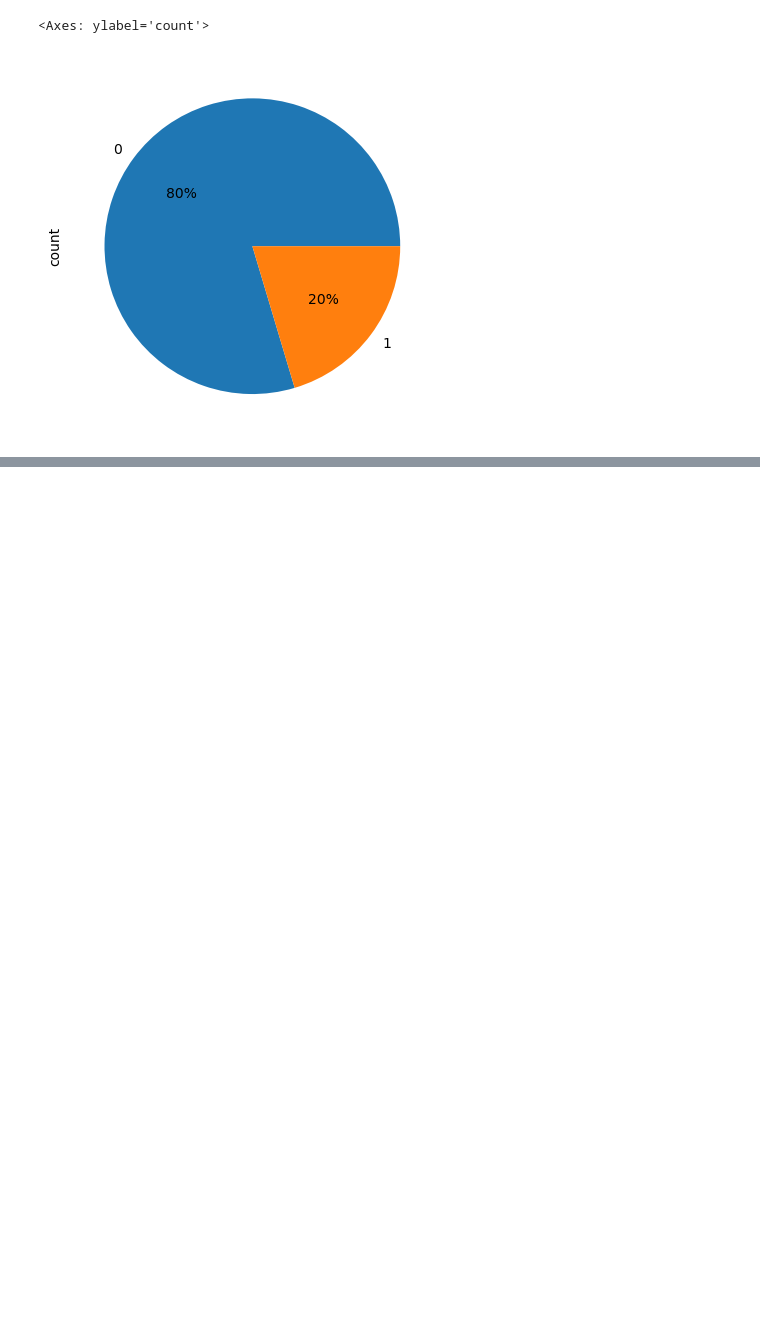
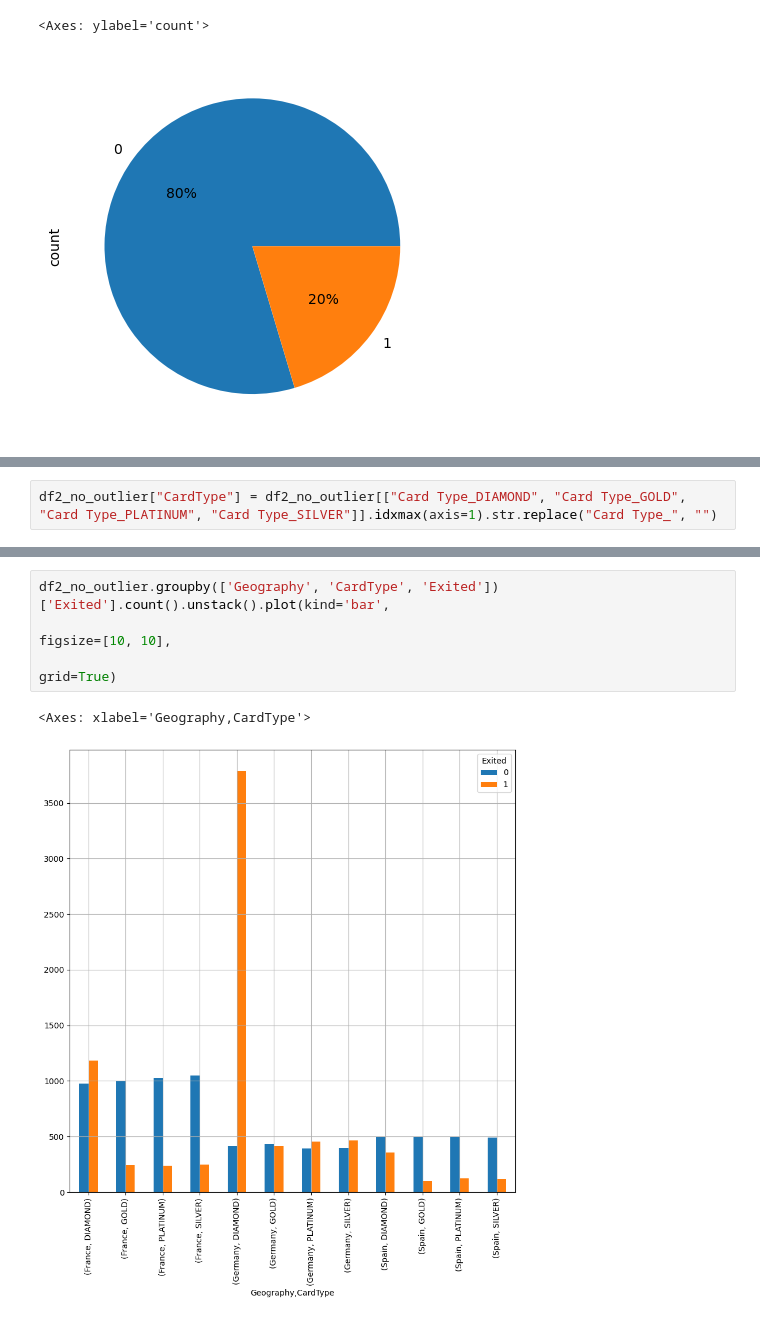
Before and after one commit to 19165/DS-Project, a Jupyter notebook: BankCustomerChurn.ipynb, the cells around one changed output, grey strips where cells are left out. Drawn from its saved outputs; the diff is of its cells as text; blank space fills up the shorter version.

```diff
--- a/BankCustomerChurn.ipynb
+++ b/BankCustomerChurn.ipynb
@@ -448,0 +469,2 @@ df['Exited'].value_counts().plot(kind='pie', autopct='%1.0f%%')
+# %%
+df2_no_outlier["CardType"] = df2_no_outlier[["Card Type_DIAMOND", "Card Type_GOLD", "Card Type_PLATINUM", "Card Type_SILVER"]].idxmax(axis=1).str.replace("Card Type_", "")
@@ -448,0 +486,7 @@ df['Exited'].value_counts().plot(kind='pie', autopct='%1.0f%%')
+# %%
+df2_no_outlier.groupby(['Geography', 'CardType', 'Exited'])['Exited'].count().unstack().plot(kind='bar',
+                                                                                             figsize=[10, 10],
+                                                                                             grid=True)
+# %% [output]
+<Axes: xlabel='Geography,CardType'>
+[figure, added]
```
Also changed, not shown: parts of 17 cells of this notebook.
